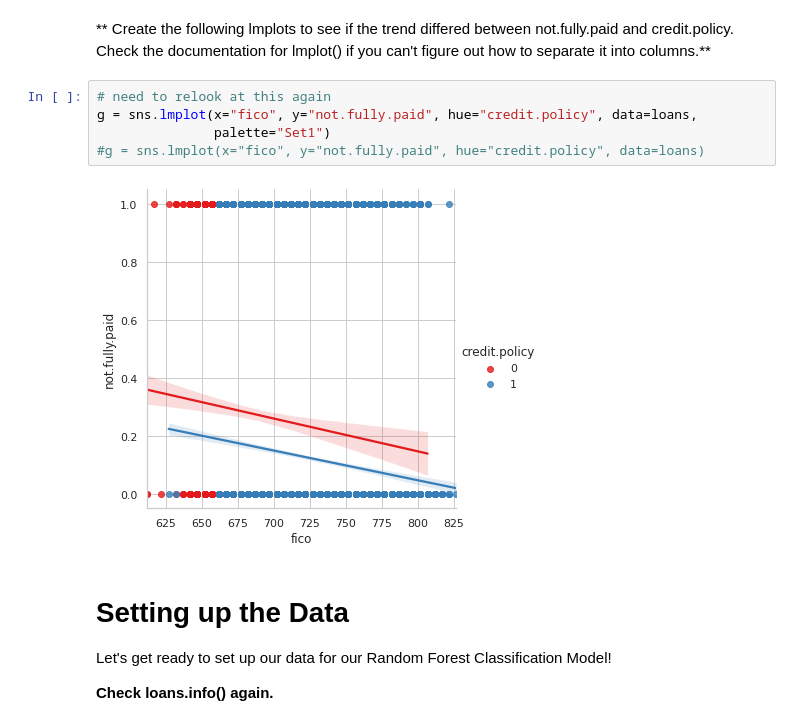
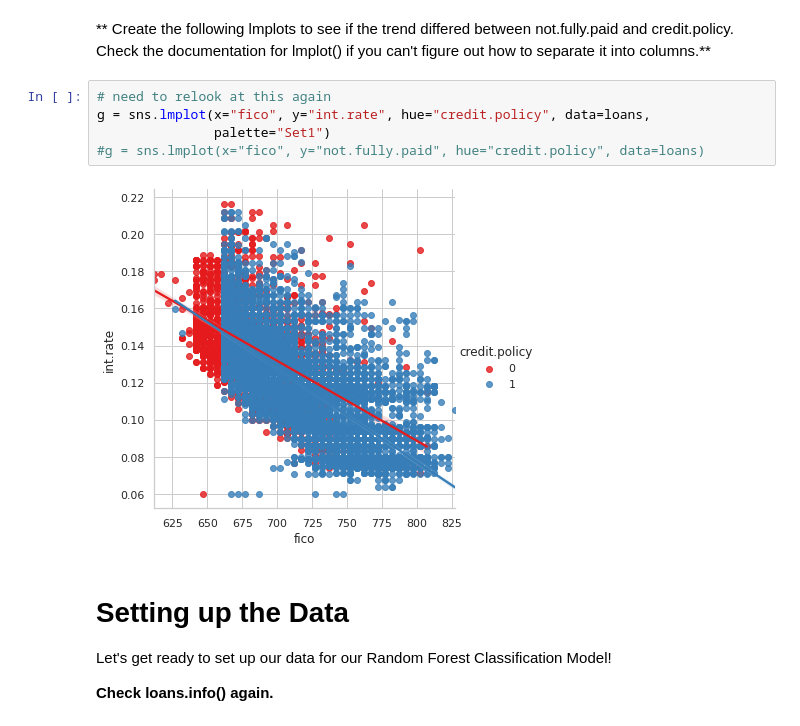
Before and after one commit to ericchu2595/dsmc, a Jupyter notebook: Decision_Trees_and_Random_Forest_Project.ipynb, the cells around one changed output. Saved outputs shown, nothing was run; the diff lists cells and outputs as text.

```diff
--- a/Decision_Trees_and_Random_Forest_Project.ipynb
+++ b/Decision_Trees_and_Random_Forest_Project.ipynb
@@ -124,11 +124,11 @@ sns.jointplot(data=loans, x='fico', y="int.rate")
 ** Create the following lmplots to see if the trend differed between not.fully.paid and credit.policy. Check the documentation for lmplot() if you can't figure out how to separate it into columns.**
 # %%
 # need to relook at this again
-g = sns.lmplot(x="fico", y="not.fully.paid", hue="credit.policy", data=loans,
+g = sns.lmplot(x="fico", y="int.rate", hue="credit.policy", data=loans,
                palette="Set1")
 #g = sns.lmplot(x="fico", y="not.fully.paid", hue="credit.policy", data=loans)
 # %% [output]
-[figure, old version]
+[figure, new version]
 # %% [markdown]
 # Setting up the Data
 
```
Also changed, not shown: parts of 4 cells of this notebook.
